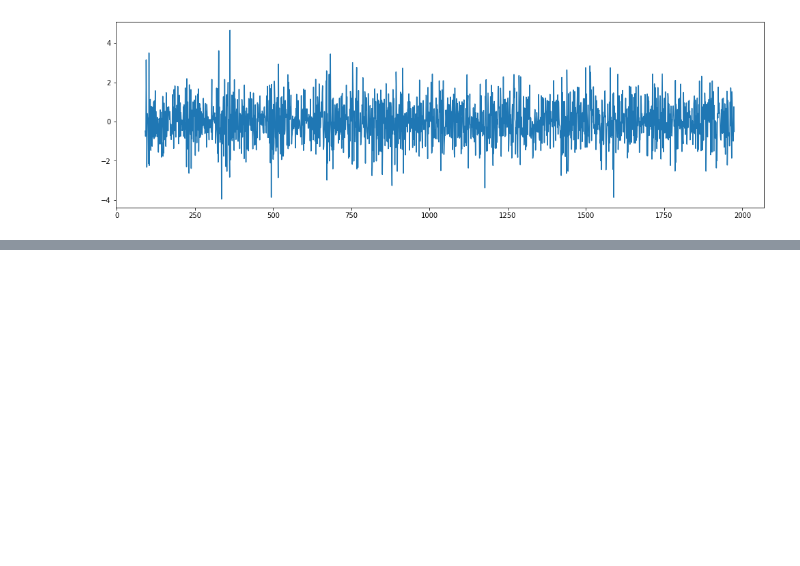
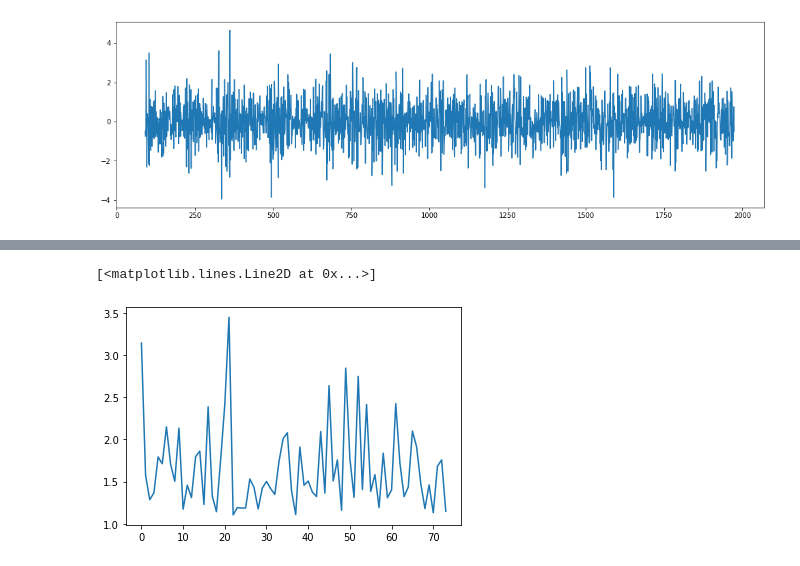
Before and after one commit to bahia14/Python_MT5, a Jupyter notebook: Projeto 2/pt_modelo_high.ipynb, the cells around one changed output, grey strips where cells are left out. Drawn from its saved outputs; the diff is of its cells as text; code cells hidden in the pictures; blank space fills up the shorter version.

```diff
--- a/Projeto 2/pt_modelo_high.ipynb
+++ b/Projeto 2/pt_modelo_high.ipynb
@@ -179,0 +200,5 @@ plt.show()
+# %%
+plt.plot(l_zs)
+# %% [output]
+[<matplotlib.lines.Line2D at 0x...>]
+[figure, added]
```
Also changed, not shown: parts of 6 cells of this notebook, 2 other files.
